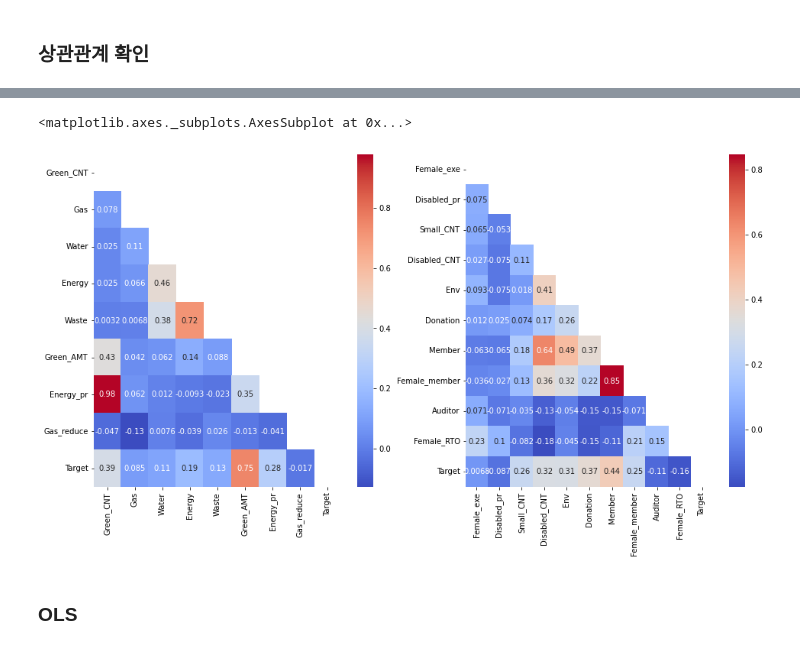
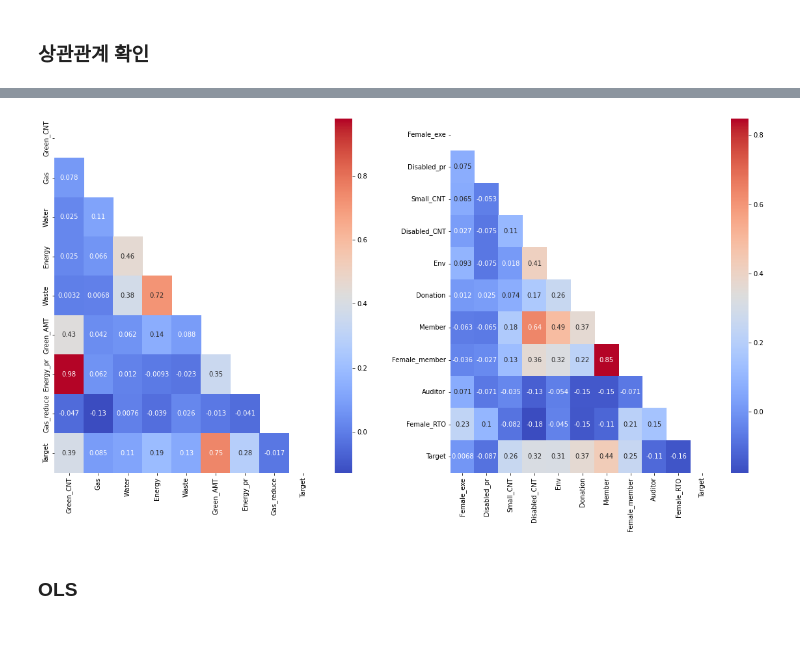
Before and after one commit to dev-gw/Procurement_analysis, a Jupyter notebook: DS_gw.ipynb, the cells around one changed output, grey strips where cells are left out. Drawn from its saved outputs; the diff is of its cells as text; code cells hidden in the pictures.

```diff
--- a/DS_gw.ipynb
+++ b/DS_gw.ipynb
@@ -235,22 +233,14 @@ plt.show
 # %%
 # 상관관계 분석(컬럼을 분류해보았을때)
 env_column = ['Green_CNT','Gas','Water','Energy','Waste','Green_AMT','Energy_pr','Gas_reduce', 'Target']
 hm_column = ['Female_exe','Disabled_pr','Small_CNT','Disabled_CNT','Env','Donation','Member','Female_member','Auditor','Female_RTO', 'Target']
 
 env_corr = data[env_column].corr()
 hm_corr = data[hm_column].corr()
+
+show_heatmap(env_corr, hm_corr, 20,10)
+# %% [output]
+[figure, added]
-# %%
-# 시각화
-mask1 = np.zeros_like(env_corr)
-mask2 = np.zeros_like(hm_corr)
-mask1[np.triu_indices_from(mask1)] = True
-mask2[np.triu_indices_from(mask2)] = True
-fig, axs = plt.subplots(figsize=(16,8), nrows=1,ncols=2, squeeze=False)
-sns.heatmap(env_corr, annot=True,mask=mask1, cmap='coolwarm', ax=axs[0][0])
-sns.heatmap(hm_corr, annot=True, mask=mask2, cmap='coolwarm', ax=axs[0][1])
-# %% [output]
-<matplotlib.axes._subplots.AxesSubplot at 0x...>
-[figure, removed]
 # %% [markdown]
 ### **OLS**
 # %%
```
Also changed, not shown: parts of 11 cells of this notebook, 1 other file.
